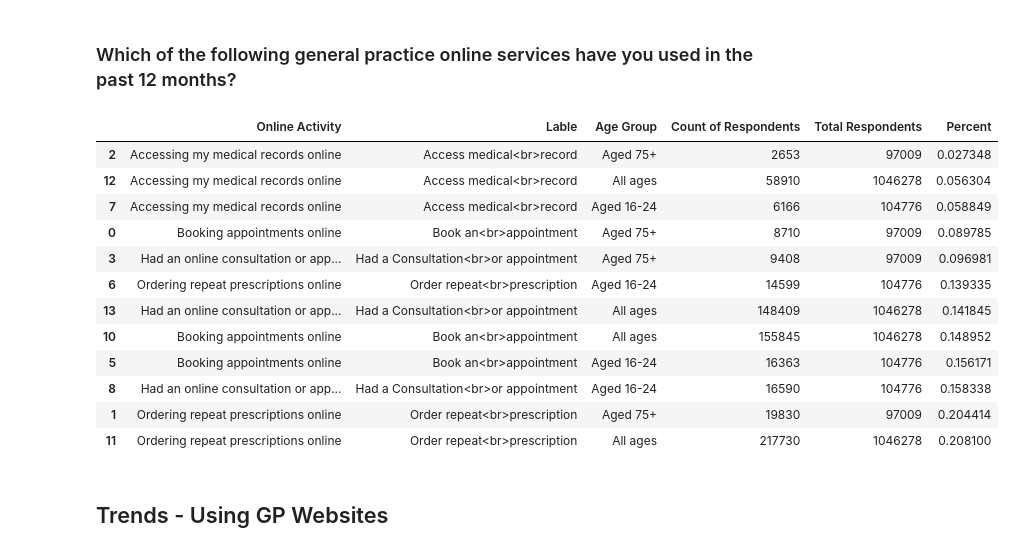
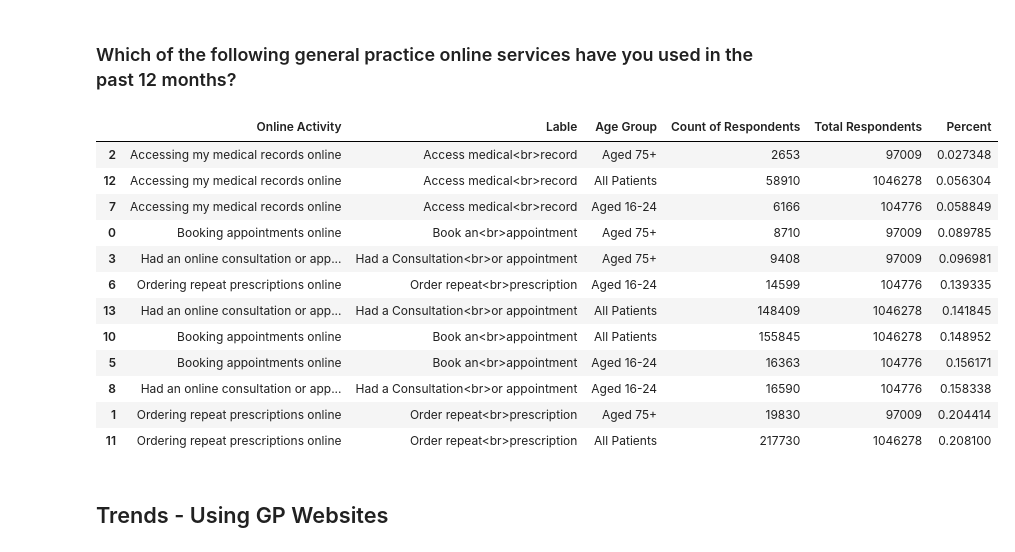
Before and after one commit to nhsx/digital-health-insights, a Jupyter notebook: Digital-Insights-2021-GP-Patient-Survey-2021-Analysis-Master.ipynb, the cells around one changed output. Drawn from its saved outputs; the diff is of its cells as text; code cells hidden in the pictures.

```diff
--- a/Digital-Insights-2021-GP-Patient-Survey-2021-Analysis-Master.ipynb
+++ b/Digital-Insights-2021-GP-Patient-Survey-2021-Analysis-Master.ipynb
@@ -258,45 +272,45 @@ with open("_includes/booking_type.html", "w") as file:
 # %%
 # Could you change the file to data/Online_gp_services.csv
 online_gp_services = pd.read_csv (r'data/Online_gp_services.csv', sep=',', header=0).dropna(axis='columns')
 # remove those respondents that did not use any online service
 online_gp_services = online_gp_services.rename(columns={
     "75_Over_N": "Aged 75+",
     '16_24_N': "Aged 16-24",
-    'National_N': "All ages"})
+    'National_N': "All Patients"})
 online_gp_services = pd.melt(
     online_gp_services,
     id_vars=['Activity', 'Lable'],
     value_vars=[
         "Aged 75+",
         "Aged 16-24",
-        "All ages"])
+        "All Patients"])
 online_gp_services.columns = ["Online Activity", "Lable", "Age Group", "Count of Respondents"]
 
 # use groupby on age to get the total counts
 online_gp_services_total = online_gp_services.groupby('Age Group').sum().reset_index()
 online_gp_services_total.rename(columns={'Count of Respondents': 'Total Respondents'}, inplace=True)
 
 # merge the totals back to the df
 online_gp_services = pd.merge(online_gp_services, online_gp_services_total, on='Age Group', how='left')
 # calculate percentages
 online_gp_services['Percent'] = online_gp_services['Count of Respondents']/online_gp_services['Total Respondents']
 online_gp_services = online_gp_services.sort_values(['Percent'], ascending=True)
 online_gp_services = online_gp_services[~online_gp_services['Online Activity'].str.contains("None of these")]
 online_gp_services
 # %% [output]
 |  | Online Activity | Lable | Age Group | Count of Respondents | Total Respondents | Percent |
 | 2 | Accessing my medical records online | Access medical<br>record | Aged 75+ | 2653 | 97009 | 0.027348 |
-| 12 | Accessing my medical records online | Access medical<br>record | All ages | 58910 | 1046278 | 0.056304 |
+| 12 | Accessing my medical records online | Access medical<br>record | All Patients | 58910 | 1046278 | 0.056304 |
 | 7 | Accessing my medical records online | Access medical<br>record | Aged 16-24 | 6166 | 104776 | 0.058849 |
 | 0 | Booking appointments online | Book an<br>appointment | Aged 75+ | 8710 | 97009 | 0.089785 |
 | 3 | Had an online consultation or app... | Had a Consultation<br>or appointment | Aged 75+ | 9408 | 97009 | 0.096981 |
 | 6 | Ordering repeat prescriptions online | Order repeat<br>prescription | Aged 16-24 | 14599 | 104776 | 0.139335 |
-| 13 | Had an online consultation or app... | Had a Consultation<br>or appointment | All ages | 148409 | 1046278 | 0.141845 |
-| 10 | Booking appointments online | Book an<br>appointment | All ages | 155845 | 1046278 | 0.148952 |
+| 13 | Had an online consultation or app... | Had a Consultation<br>or appointment | All Patients | 148409 | 1046278 | 0.141845 |
+| 10 | Booking appointments online | Book an<br>appointment | All Patients | 155845 | 1046278 | 0.148952 |
 | 5 | Booking appointments online | Book an<br>appointment | Aged 16-24 | 16363 | 104776 | 0.156171 |
 | 8 | Had an online consultation or app... | Had a Consultation<br>or appointment | Aged 16-24 | 16590 | 104776 | 0.158338 |
 | 1 | Ordering repeat prescriptions online | Order repeat<br>prescription | Aged 75+ | 19830 | 97009 | 0.204414 |
-| 11 | Ordering repeat prescriptions online | Order repeat<br>prescription | All ages | 217730 | 1046278 | 0.208100 |
+| 11 | Ordering repeat prescriptions online | Order repeat<br>prescription | All Patients | 217730 | 1046278 | 0.208100 |
 # %%
 
 # plot the long (tidy) dataframe
```
Also changed, not shown: parts of 7 cells of this notebook, 5 other files.
